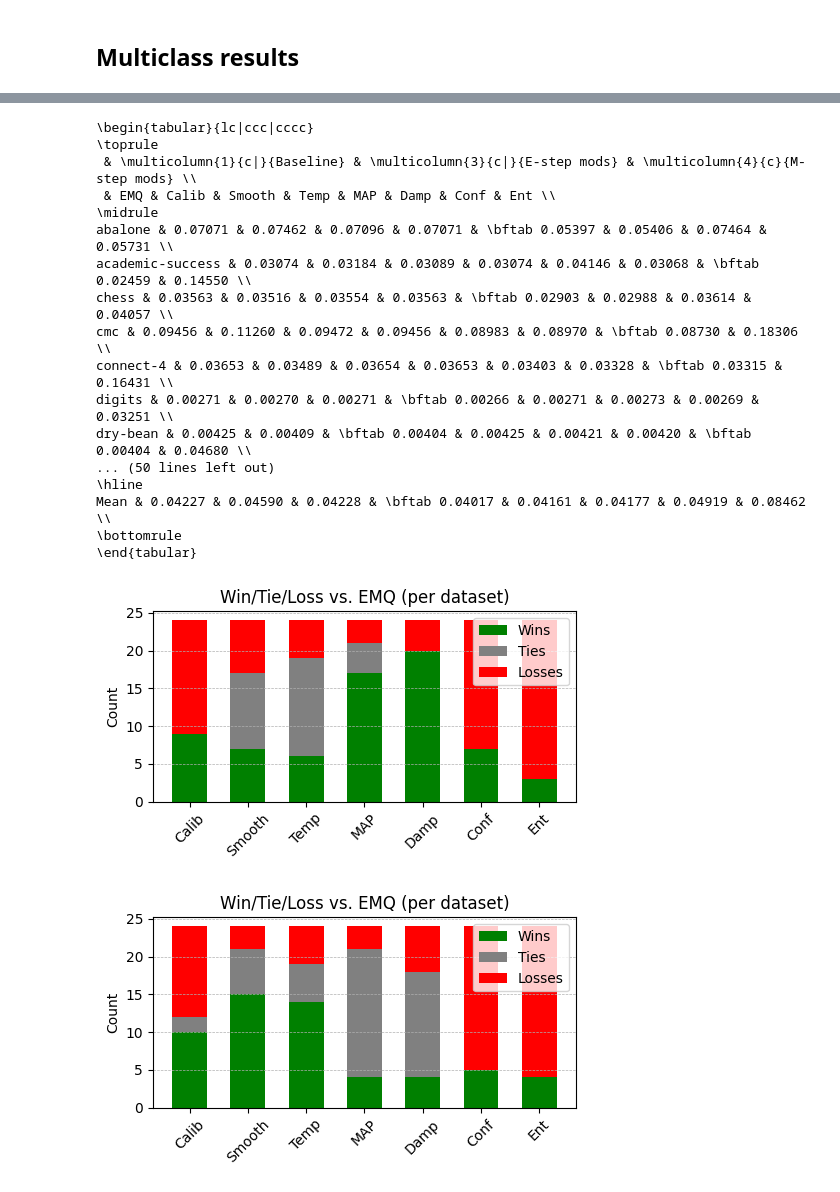
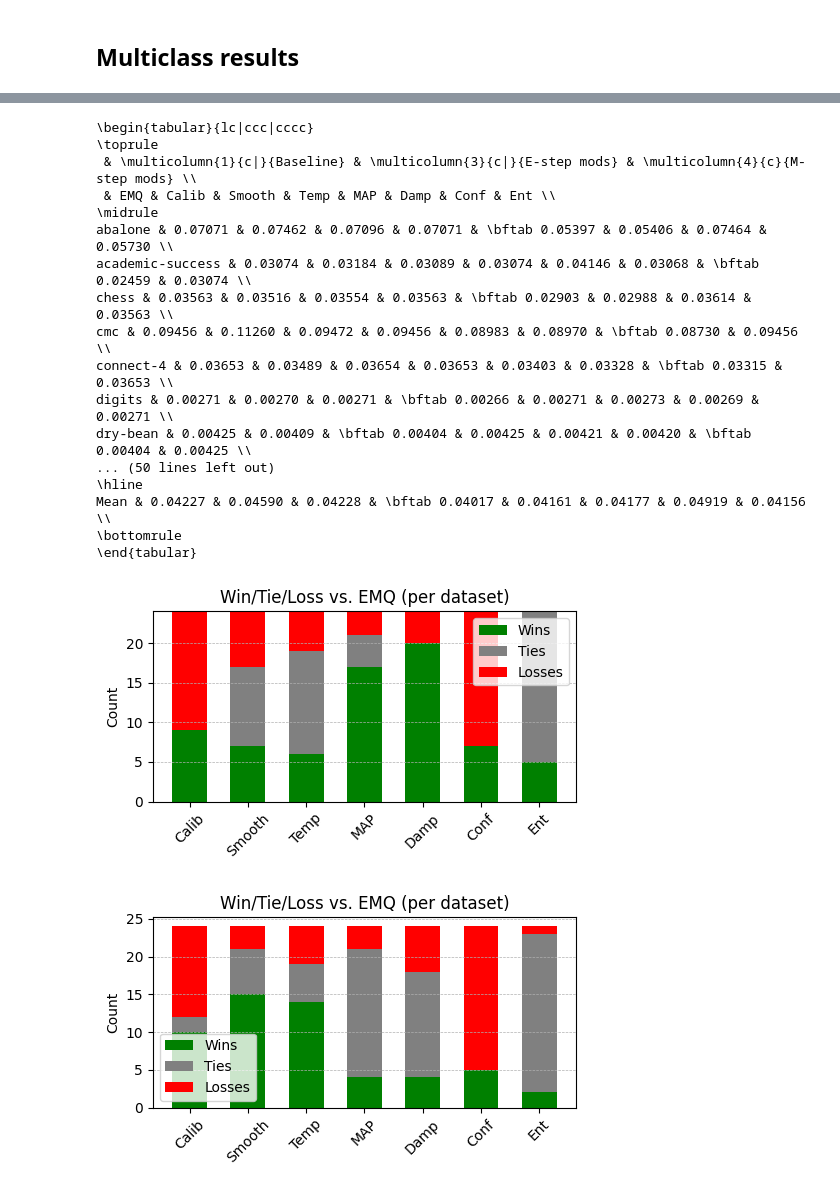
Before and after one commit to pglez82/emq-stabilization, a Jupyter notebook: formatresults.ipynb, the cells around one changed output, grey strips where cells are left out. Saved outputs shown, nothing was run; the diff lists cells and outputs as text; code cells hidden in the pictures.

```diff
--- a/formatresults.ipynb
+++ b/formatresults.ipynb
@@ -162,22 +163,22 @@ for classifier in ('LR','NN'):
 # %%
-print(export_results_to_latex('results/ucimulti/allmethods.csv',('EM_LR','EM_BCTS_LR','PSEM_LR','TSEM_LR','DMAPEM_LR','DEM_LR','CSEM_LR','EREM_LR'),('EMQ','Calib','Smooth','Temp','MAP','Damp','Conf','Ent')))
-print(export_results_to_latex('results/ucimulti/allmethods.csv',('EM_NN','EM_BCTS_NN','PSEM_NN','TSEM_NN','DMAPEM_NN','DEM_NN','CSEM_NN','EREM_NN'),('EMQ','Calib','Smooth','Temp','MAP','Damp','Conf','Ent')))
+print(export_results_to_latex('results/ucimulti/allmethods.csv',('EM_LR','EM_BCTS_LR','PSEM_LR','TSEM_LR','DMAPEM_LR','DEM_LR','CSEM_LR','EREMv2_LR'),('EMQ','Calib','Smooth','Temp','MAP','Damp','Conf','Ent')))
+print(export_results_to_latex('results/ucimulti/allmethods.csv',('EM_NN','EM_BCTS_NN','PSEM_NN','TSEM_NN','DMAPEM_NN','DEM_NN','CSEM_NN','EREMv2_NN'),('EMQ','Calib','Smooth','Temp','MAP','Damp','Conf','Ent')))
 # %% [output]
 \begin{tabular}{lc|ccc|cccc}
 \toprule
  & \multicolumn{1}{c|}{Baseline} & \multicolumn{3}{c|}{E-step mods} & \multicolumn{4}{c}{M-step mods} \\
  & EMQ & Calib & Smooth & Temp & MAP & Damp & Conf & Ent \\
 \midrule
-abalone & 0.07071 & 0.07462 & 0.07096 & 0.07071 & \bftab 0.05397 & 0.05406 & 0.07464 & 0.05731 \\
-academic-success & 0.03074 & 0.03184 & 0.03089 & 0.03074 & 0.04146 & 0.03068 & \bftab 0.02459 & 0.14550 \\
-chess & 0.03563 & 0.03516 & 0.03554 & 0.03563 & \bftab 0.02903 & 0.02988 & 0.03614 & 0.04057 \\
-cmc & 0.09456 & 0.11260 & 0.09472 & 0.09456 & 0.08983 & 0.08970 & \bftab 0.08730 & 0.18306 \\
-connect-4 & 0.03653 & 0.03489 & 0.03654 & 0.03653 & 0.03403 & 0.03328 & \bftab 0.03315 & 0.16431 \\
-digits & 0.00271 & 0.00270 & 0.00271 & \bftab 0.00266 & 0.00271 & 0.00273 & 0.00269 & 0.03251 \\
-dry-bean & 0.00425 & 0.00409 & \bftab 0.00404 & 0.00425 & 0.00421 & 0.00420 & \bftab 0.00404 & 0.04680 \\
+abalone & 0.07071 & 0.07462 & 0.07096 & 0.07071 & \bftab 0.05397 & 0.05406 & 0.07464 & 0.05730 \\
+academic-success & 0.03074 & 0.03184 & 0.03089 & 0.03074 & 0.04146 & 0.03068 & \bftab 0.02459 & 0.03074 \\
+chess & 0.03563 & 0.03516 & 0.03554 & 0.03563 & \bftab 0.02903 & 0.02988 & 0.03614 & 0.03563 \\
+cmc & 0.09456 & 0.11260 & 0.09472 & 0.09456 & 0.08983 & 0.08970 & \bftab 0.08730 & 0.09456 \\
+connect-4 & 0.03653 & 0.03489 & 0.03654 & 0.03653 & 0.03403 & 0.03328 & \bftab 0.03315 & 0.03653 \\
+digits & 0.00271 & 0.00270 & 0.00271 & \bftab 0.00266 & 0.00271 & 0.00273 & 0.00269 & 0.00271 \\
+dry-bean & 0.00425 & 0.00409 & \bftab 0.00404 & 0.00425 & 0.00421 & 0.00420 & \bftab 0.00404 & 0.00425 \\
 ... (50 lines left out)
 \hline
-Mean & 0.04227 & 0.04590 & 0.04228 & \bftab 0.04017 & 0.04161 & 0.04177 & 0.04919 & 0.08462 \\
+Mean & 0.04227 & 0.04590 & 0.04228 & \bftab 0.04017 & 0.04161 & 0.04177 & 0.04919 & 0.04156 \\
 \bottomrule
 \end{tabular}
 # %%
@@ -228,34 +229,34 @@ def plot_win_tie_loss(exp, csv_results_path, method_names, display_labels, basel
     plt.tight_layout()
     plt.grid(axis='y', linestyle='--', linewidth=0.5)
     plt.savefig("win_tie_loss_summary_{}.pdf".format(exp), format="pdf", bbox_inches="tight")
     plt.show()
 
 
-methods = ['EM_LR','EM_BCTS_LR','PSEM_LR','TSEM_LR','DMAPEM_LR','DEM_LR','CSEM_LR','EREM_LR']
+methods = ['EM_LR','EM_BCTS_LR','PSEM_LR','TSEM_LR','DMAPEM_LR','DEM_LR','CSEM_LR','EREMv2_LR']
 labels = ['EMQ','Calib','Smooth','Temp','MAP','Damp','Conf','Ent']
 methods_no_emq = methods[1:]
 labels_no_emq = labels[1:]
 
 plot_win_tie_loss(
     'LR',
     'results/ucimulti/allmethods.csv',
     methods_no_emq,
     labels_no_emq,
     baseline_method=methods[0]  # e.g., 'EM_LR'
 )
 
-methods = ['EM_NN','EM_BCTS_NN','PSEM_NN','TSEM_NN','DMAPEM_NN','DEM_NN','CSEM_NN','EREM_NN']
+methods = ['EM_NN','EM_BCTS_NN','PSEM_NN','TSEM_NN','DMAPEM_NN','DEM_NN','CSEM_NN','EREMv2_NN']
 labels = ['EMQ','Calib','Smooth','Temp','MAP','Damp','Conf','Ent']
 methods_no_emq = methods[1:]
 labels_no_emq = labels[1:]
 
 plot_win_tie_loss(
     'NN',
     'results/ucimulti/allmethods.csv',
     methods_no_emq,
     labels_no_emq,
     baseline_method=methods[0]  # e.g., 'EM_LR'
 )
 # %% [output]
-[figure, old version]
+[figure, new version]
-[figure, old version]
+[figure, new version]
```
Also changed, not shown: parts of 1 cell of this notebook, 3 other files.
